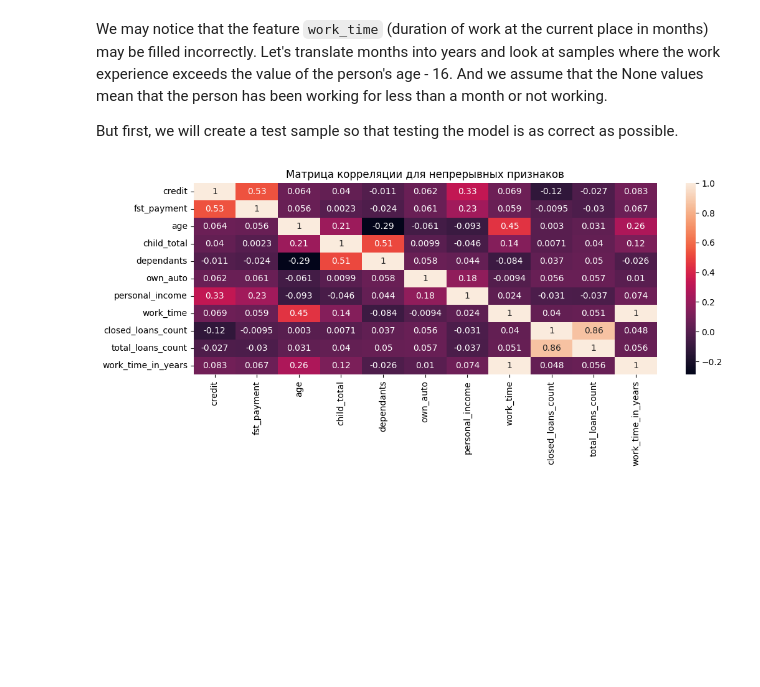
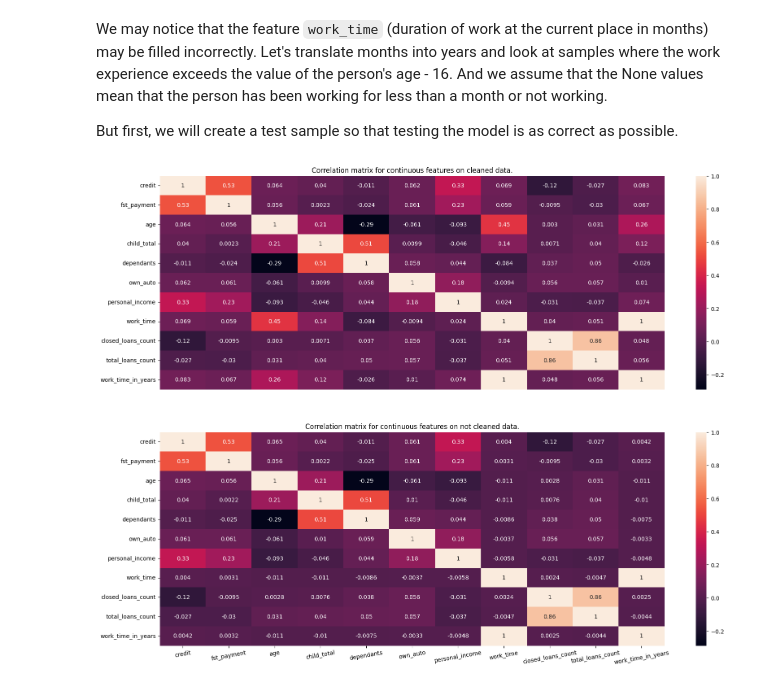
Before and after one commit to SadSabrina/streamlit_ds_app, a Jupyter notebook: EDA.ipynb, the cells around one changed output. Cells and saved outputs as stored; diff of their text form; code cells hidden in the pictures; blank space fills up the shorter version.

```diff
--- a/EDA.ipynb
+++ b/EDA.ipynb
@@ -323,12 +325,16 @@ continuous_features.append('work_time_in_years')
 general_df_train, general_df_test = train_test_split(general_df, random_state=42, test_size=0.25)
 # %%
 general_df_train_cleaned = general_df_train[general_df_train['age'] - 16 >= general_df_train['work_time_in_years']]
-# %%
-import seaborn as sns
-fig, ax = plt.subplots(figsize=(12, 4))
-
-sns.heatmap(general_df_train_cleaned[continuous_features].corr(), annot=True)
-
-plt.title('Матрица корреляции для непрерывных признаков');
-# %% [output]
-[figure, removed]
+# %%
+fig, axes = plt.subplots(2, 1, figsize=(20, 15))
+
+sns.heatmap(general_df_train_cleaned[continuous_features].corr(), annot=True, ax=axes[0])
+axes[0].set_xticks([])
+axes[0].set_title('Correlation matrix for continuous features on cleaned data.')
+
+sns.heatmap(general_df_train[continuous_features].corr(), annot=True, ax=axes[1])
+axes[1].set_title('Correlation matrix for continuous features on not cleaned data.')
+
+plt.xticks(rotation=10);
+# %% [output]
+[figure, added]
```
Also changed, not shown: parts of 8 cells of this notebook.
